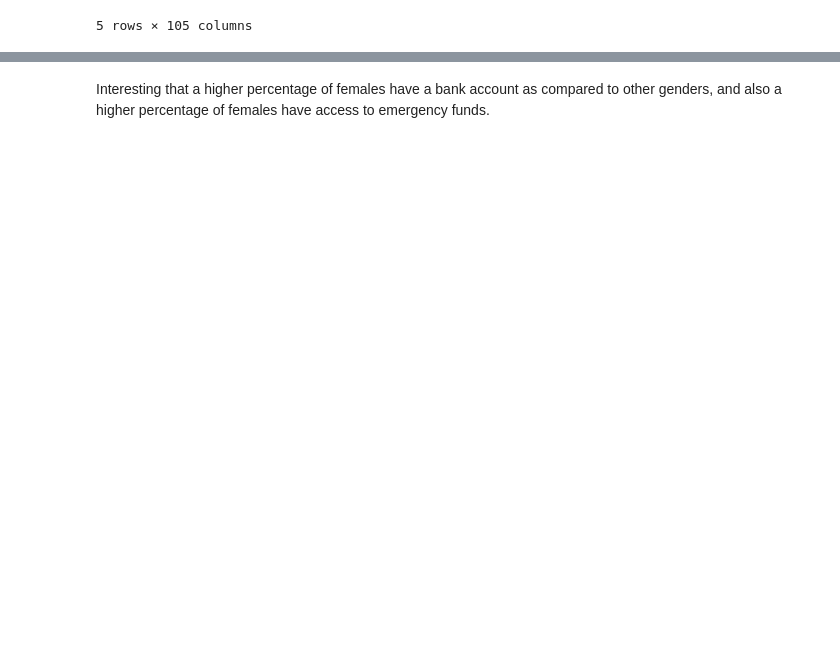
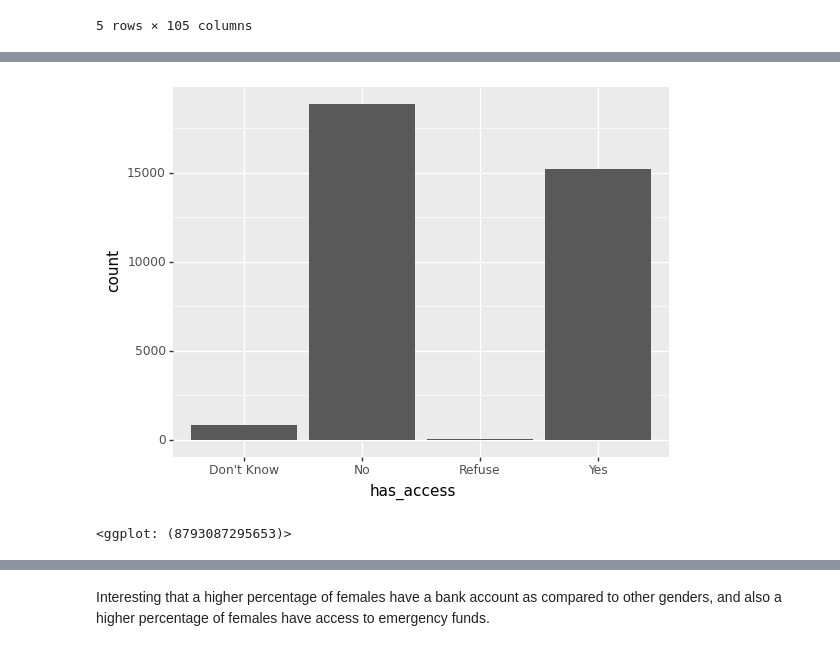
Before and after one commit to sds-capstone/2022-09-proj7-women-at-table, a Jupyter notebook: SDS410_exploration.ipynb, the cells around one changed output, grey strips where cells are left out. Saved outputs shown, nothing was run; the diff lists cells and outputs as text; code cells hidden in the pictures; blank space fills up the shorter version.

```diff
--- a/SDS410_exploration.ipynb
+++ b/SDS410_exploration.ipynb
@@ -45,0 +59,11 @@ sns.countplot(x = 'female', data = df2)
+# %%
+# plotnine version of above plot-- can't decide if this is easier or not, seems harder to customize
+fig = (
+    ggplot(df2, aes(x = 'has_access')) +
+    geom_bar()
+)
+
+fig
+# %% [output]
+[figure, added]
+<ggplot: (8793087295653)>
```
Also changed, not shown: parts of 11 cells of this notebook.
